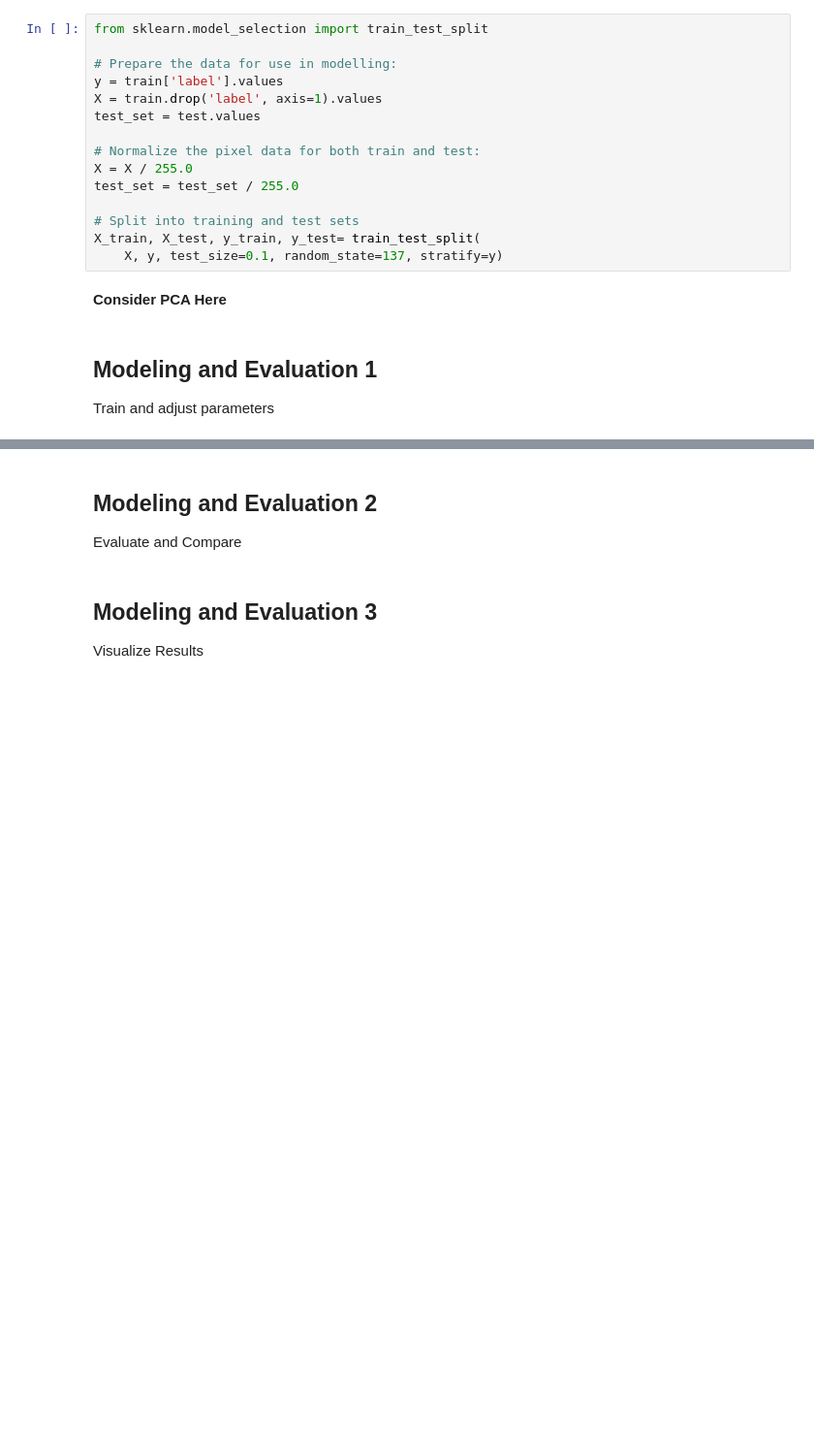
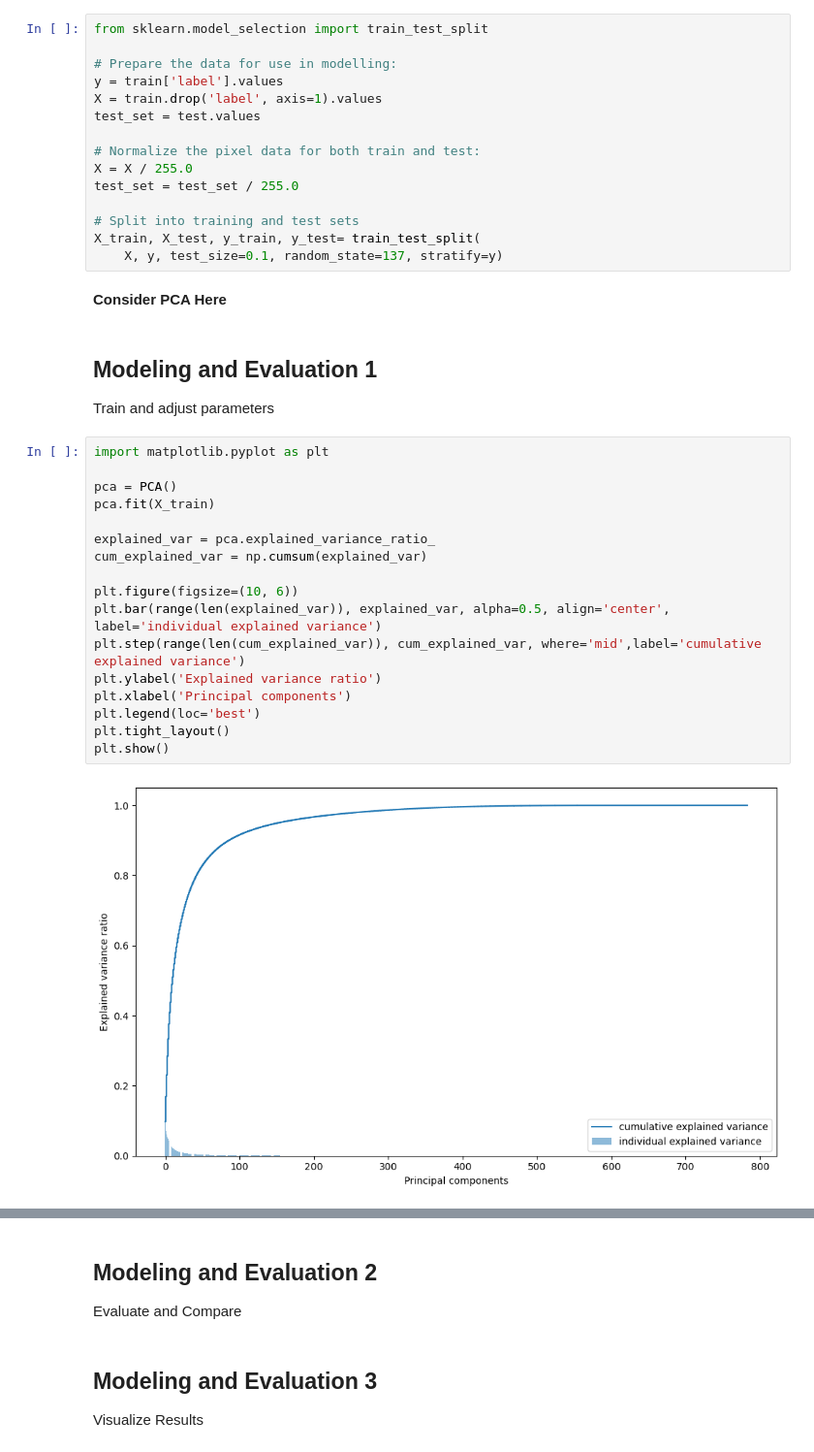
Before and after one commit to NickSager/DS7331_Projects, a Jupyter notebook: Lab03.ipynb, the cells around one changed output, grey strips where cells are left out. Shown at 97% size. Saved outputs shown, nothing was run; the diff lists cells and outputs as text; blank space fills up the shorter version.

```diff
--- a/Lab03.ipynb
+++ b/Lab03.ipynb
@@ -267,3 +270,22 @@ X_train, X_test, y_train, y_test= train_test_split(
 ## Modeling and Evaluation 1
 
 Train and adjust parameters
+# %%
+import matplotlib.pyplot as plt
+
+pca = PCA()
+pca.fit(X_train)
+
+explained_var = pca.explained_variance_ratio_
+cum_explained_var = np.cumsum(explained_var)
+
+plt.figure(figsize=(10, 6))
+plt.bar(range(len(explained_var)), explained_var, alpha=0.5, align='center', label='individual explained variance')
+plt.step(range(len(cum_explained_var)), cum_explained_var, where='mid',label='cumulative explained variance')
+plt.ylabel('Explained variance ratio')
+plt.xlabel('Principal components')
+plt.legend(loc='best')
+plt.tight_layout()
+plt.show()
+# %% [output]
+[figure, added]
```
Also changed, not shown: parts of 28 cells of this notebook.
